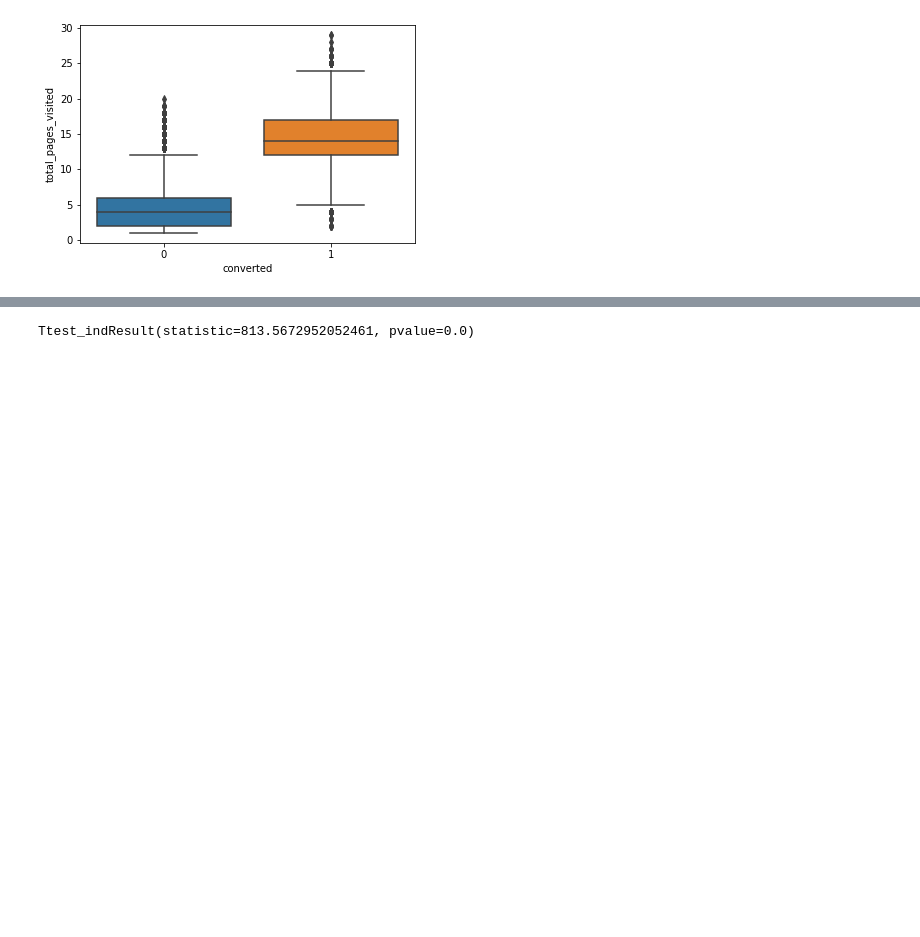
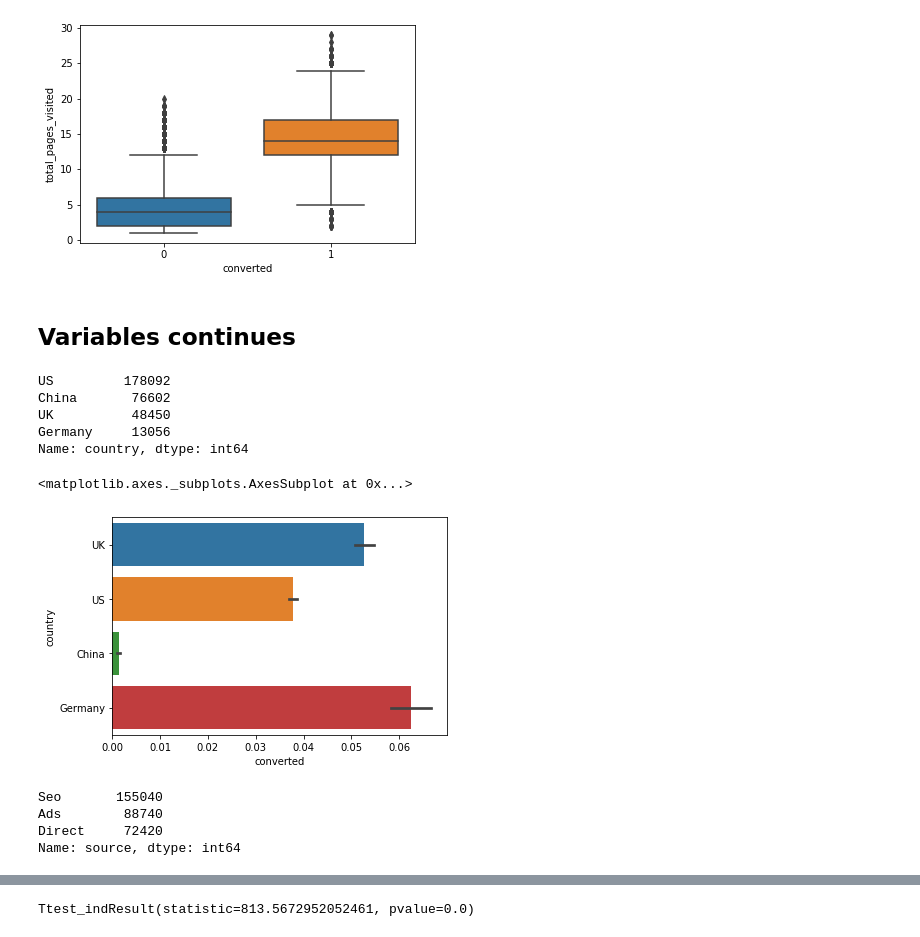
Before and after one commit to cbousquet/Week-3-Conversion-rate, a Jupyter notebook: Taux.ipynb, the cells around one changed output, grey strips where cells are left out. Saved outputs shown, nothing was run; the diff lists cells and outputs as text; code cells hidden in the pictures; blank space fills up the shorter version.

```diff
--- a/Taux.ipynb
+++ b/Taux.ipynb
@@ -74,3 +75,25 @@ sns.boxplot('converted', 'total_pages_visited', data=data)
 # %% [output]
 <matplotlib.axes._subplots.AxesSubplot at 0x...>
 [figure]
+# %% [markdown]
+## Variables continues
+# %%
+data["country"].value_counts()
+# %% [output]
+US         178092
+China       76602
+UK          48450
+Germany     13056
+Name: country, dtype: int64
+# %%
+sns.barplot(x='converted', y='country', data=data)
+# %% [output]
+<matplotlib.axes._subplots.AxesSubplot at 0x...>
+[figure, added]
+# %%
+data["source"].value_counts()
+# %% [output]
+Seo       155040
+Ads        88740
+Direct     72420
+Name: source, dtype: int64
```
Also changed, not shown: parts of 31 cells of this notebook, 1 other file.
